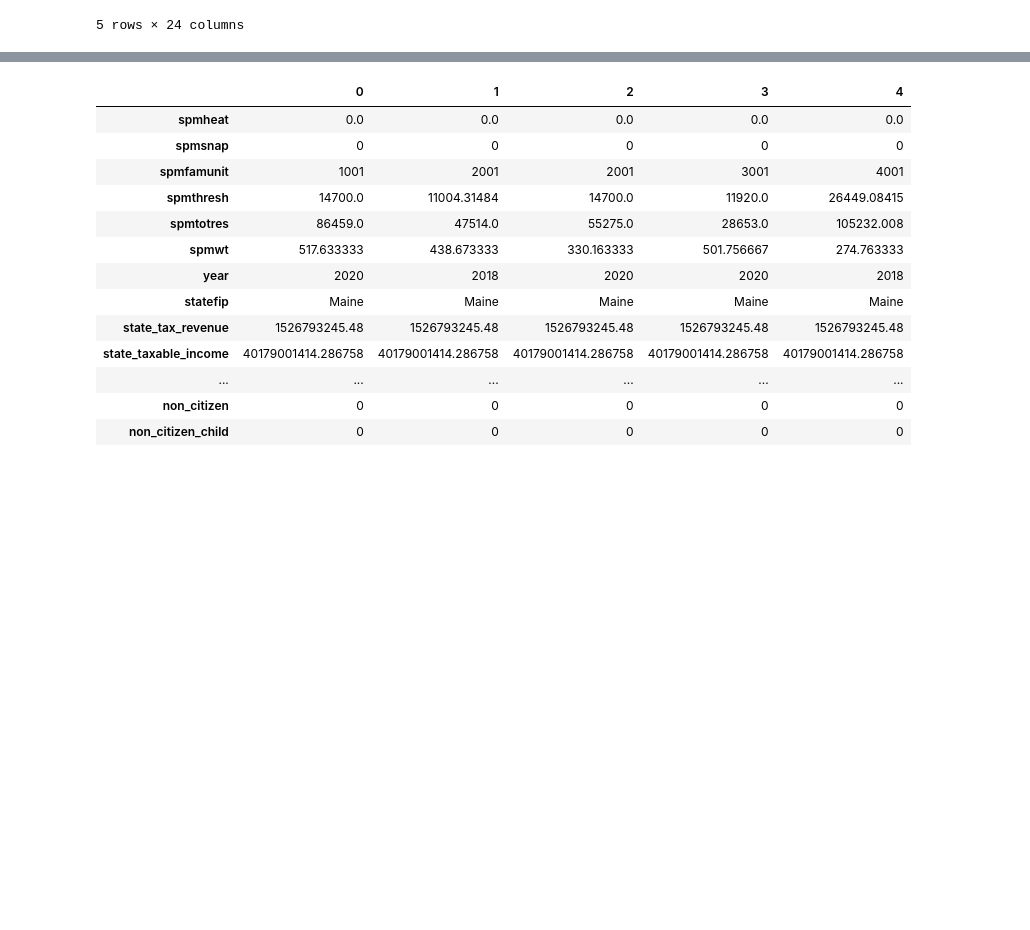
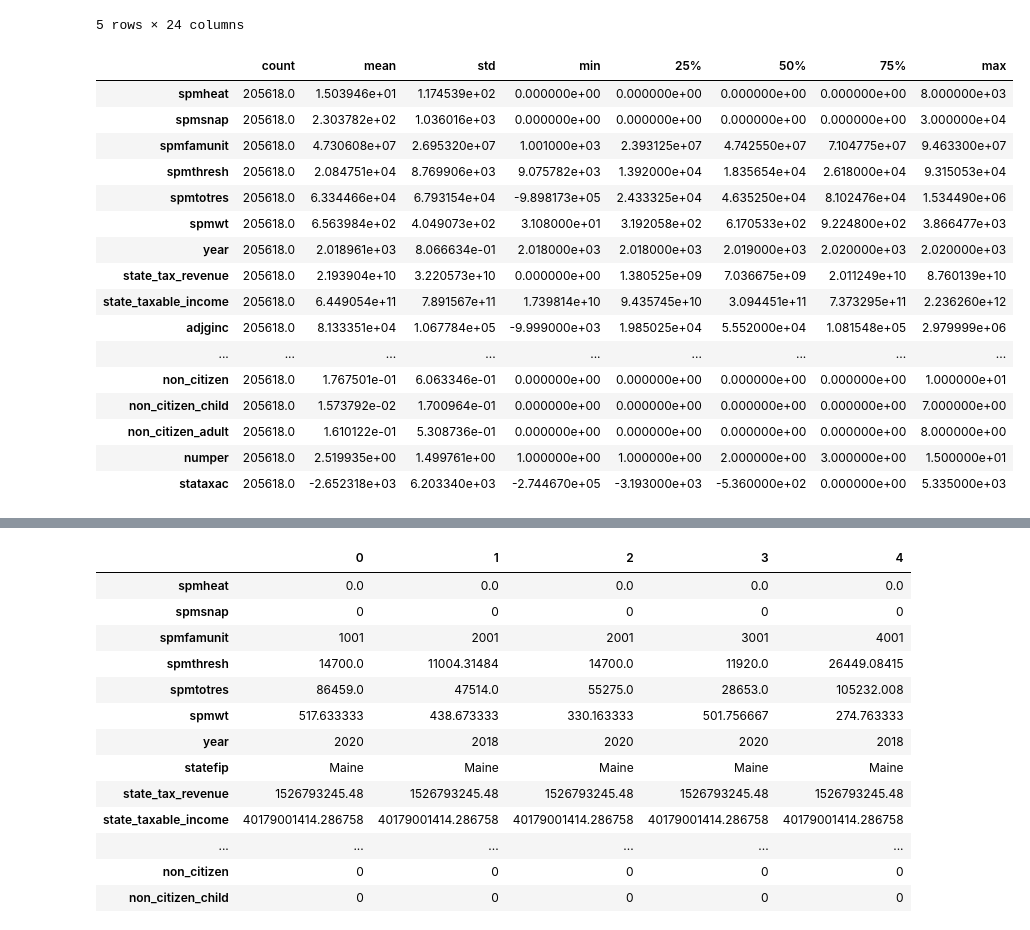
Before and after one commit to UBICenter/us-calc, a Jupyter notebook: pre-processing-notebook.ipynb, the cells around one changed output, grey strips where cells are left out. Cells and saved outputs as stored; diff of their text form; code cells hidden in the pictures; blank space fills up the shorter version.

```diff
--- a/pre-processing-notebook.ipynb
+++ b/pre-processing-notebook.ipynb
@@ -141,3 +141,23 @@ spmu.head()
 | 3 | 0.0 | 0 | 3001 | 11920.00000 | 28653.000 | 501.756667 | 2020 | Maine | 1.526793e+09 | ... |
 | 4 | 0.0 | 0 | 4001 | 26449.08415 | 105232.008 | 274.763333 | 2018 | Maine | 1.526793e+09 | ... |
 5 rows × 24 columns
+# %%
+spmu.describe().T
+# %% [output]
+|  | count | mean | std | min | 25% | 50% | 75% | max |
+| spmheat | 205618.0 | 1.503946e+01 | 1.174539e+02 | 0.000000e+00 | 0.000000e+00 | 0.000000e+00 | 0.000000e+00 | 8.000000e+03 |
+| spmsnap | 205618.0 | 2.303782e+02 | 1.036016e+03 | 0.000000e+00 | 0.000000e+00 | 0.000000e+00 | 0.000000e+00 | 3.000000e+04 |
+| spmfamunit | 205618.0 | 4.730608e+07 | 2.695320e+07 | 1.001000e+03 | 2.393125e+07 | 4.742550e+07 | 7.104775e+07 | 9.463300e+07 |
+| spmthresh | 205618.0 | 2.084751e+04 | 8.769906e+03 | 9.075782e+03 | 1.392000e+04 | 1.835654e+04 | 2.618000e+04 | 9.315053e+04 |
+| spmtotres | 205618.0 | 6.334466e+04 | 6.793154e+04 | -9.898173e+05 | 2.433325e+04 | 4.635250e+04 | 8.102476e+04 | 1.534490e+06 |
+| spmwt | 205618.0 | 6.563984e+02 | 4.049073e+02 | 3.108000e+01 | 3.192058e+02 | 6.170533e+02 | 9.224800e+02 | 3.866477e+03 |
+| year | 205618.0 | 2.018961e+03 | 8.066634e-01 | 2.018000e+03 | 2.018000e+03 | 2.019000e+03 | 2.020000e+03 | 2.020000e+03 |
+| state_tax_revenue | 205618.0 | 2.193904e+10 | 3.220573e+10 | 0.000000e+00 | 1.380525e+09 | 7.036675e+09 | 2.011249e+10 | 8.760139e+10 |
+| state_taxable_income | 205618.0 | 6.449054e+11 | 7.891567e+11 | 1.739814e+10 | 9.435745e+10 | 3.094451e+11 | 7.373295e+11 | 2.236260e+12 |
+| adjginc | 205618.0 | 8.133351e+04 | 1.067784e+05 | -9.999000e+03 | 1.985025e+04 | 5.552000e+04 | 1.081548e+05 | 2.979999e+06 |
+| ... | ... | ... | ... | ... | ... | ... | ... | ... |
+| non_citizen | 205618.0 | 1.767501e-01 | 6.063346e-01 | 0.000000e+00 | 0.000000e+00 | 0.000000e+00 | 0.000000e+00 | 1.000000e+01 |
+| non_citizen_child | 205618.0 | 1.573792e-02 | 1.700964e-01 | 0.000000e+00 | 0.000000e+00 | 0.000000e+00 | 0.000000e+00 | 7.000000e+00 |
+| non_citizen_adult | 205618.0 | 1.610122e-01 | 5.308736e-01 | 0.000000e+00 | 0.000000e+00 | 0.000000e+00 | 0.000000e+00 | 8.000000e+00 |
+| numper | 205618.0 | 2.519935e+00 | 1.499761e+00 | 1.000000e+00 | 1.000000e+00 | 2.000000e+00 | 3.000000e+00 | 1.500000e+01 |
+| stataxac | 205618.0 | -2.652318e+03 | 6.203340e+03 | -2.744670e+05 | -3.193000e+03 | -5.360000e+02 | 0.000000e+00 | 5.335000e+03 |
```
Also changed, not shown: parts of 12 cells of this notebook, 2 other files.
